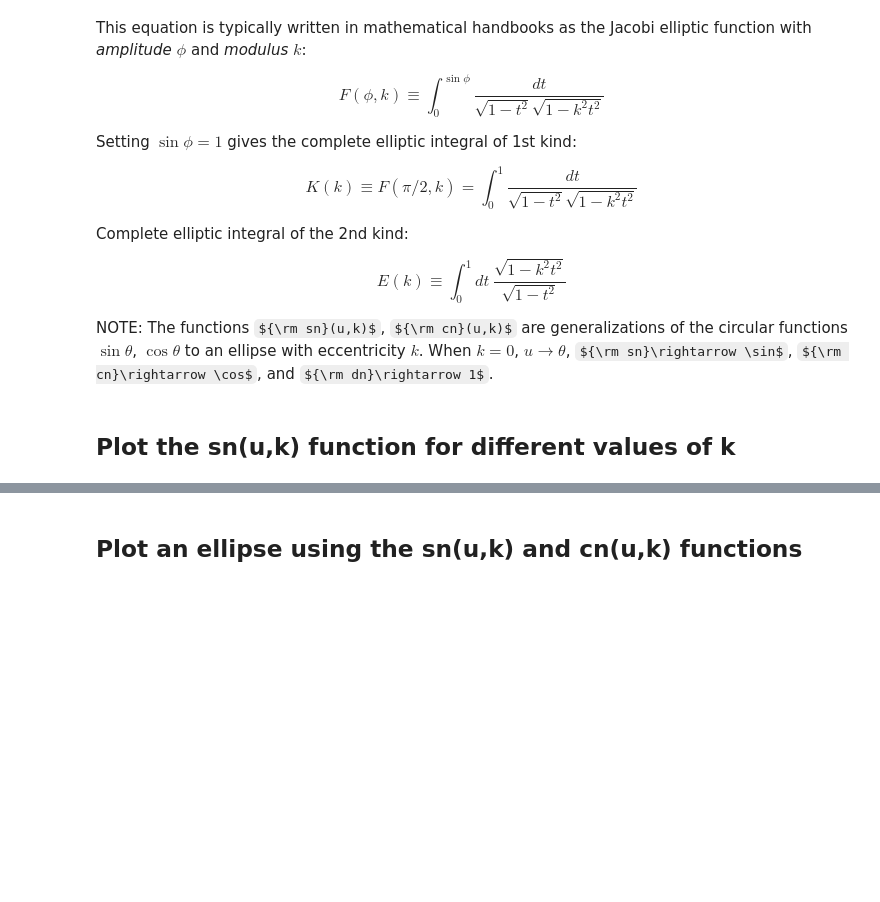
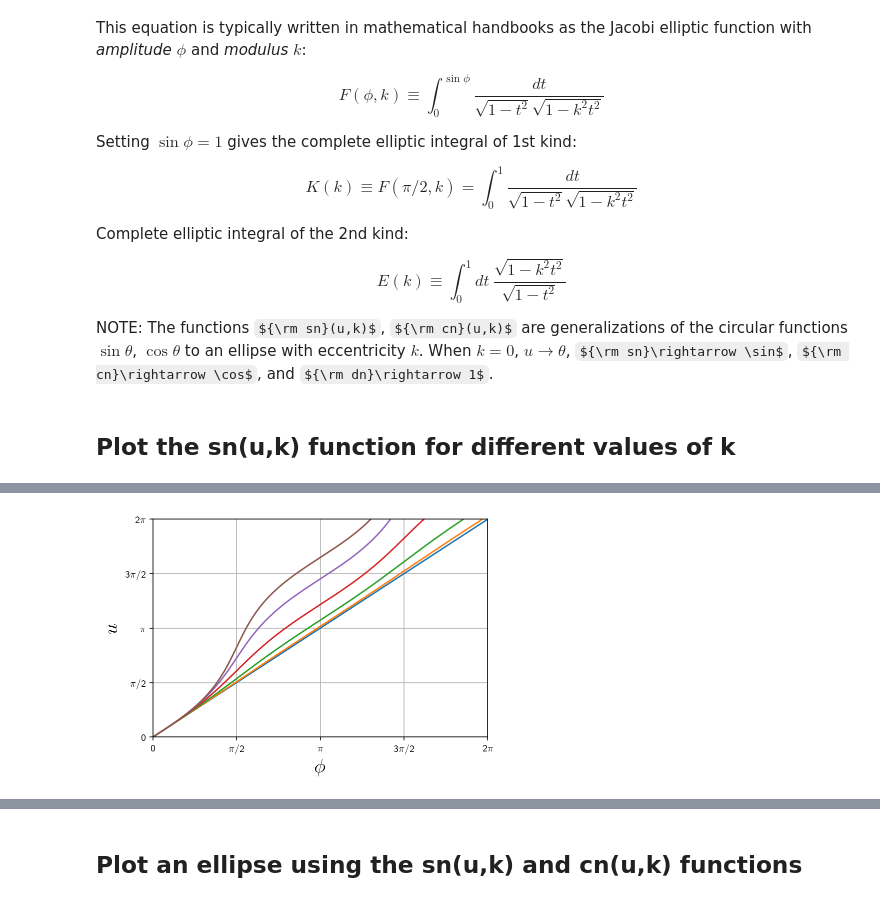
Before and after one commit to josephromano/josephromano.github.io, a Jupyter notebook: PHYS5306/notes/workbook.ipynb, the cells around one changed output, grey strips where cells are left out. Cells and saved outputs as stored; diff of their text form; code cells hidden in the pictures; some formulas as TeX source; blank space fills up the shorter version.

Commit message:
updated with u, phi, theta comparison

```diff
--- a/PHYS5306/notes/workbook.ipynb
+++ b/PHYS5306/notes/workbook.ipynb
@@ -420,0 +424,82 @@ plt.plot(u, sin, color='k', ls='--', lw=3)
+# %%
+# discrete u values
+u = np.linspace(0, 10, 10000)
+
+# consider several different values for k
+k = np.array([0, 0.25, 0.5, 0.75, 0.9, 0.95])
+
+# corresponding values of a and b
+a = np.array([1, 1, 1, 1, 1, 1])
+b = a*np.sqrt(1-k**2)
+
+########################################
+# plot u vs phi
+plt.figure()
+plt.xlabel('$\phi$', size=20)
+plt.ylabel('$u$', size=20)
+
+for ii in range(len(k)):
+    m = k[ii]**2 # scipy uses m=k^2
+    sn_u, cn_u, dn_u, ph_u = special.ellipj(u, m)
+    plt.plot(ph_u, u)
+
+# change tick marks to multiples of pi/2
+eps = 0.01
+tick_locs = np.arange(0, 3*np.pi+eps, np.pi/2)
+tick_labels = ['0', '$\pi$/2', '$\pi$', '3$\pi$/2', '2$\pi$', '5$\pi$/2', '3$\pi$']
+plt.xticks(tick_locs, tick_labels)
+plt.yticks(tick_locs, tick_labels)
+plt.grid('on')
+plt.xlim(0, 2*np.pi)
+plt.ylim(0, 2*np.pi)
+
+##########################################
+# plot u vs theta
+# x = r cos(theta) = a cos(phi) = a cn(u;k)
+# y = r sin(theta) = b sin(phi) = b sn(u;k)
+plt.figure()
+plt.xlabel('theta', size=20)
+plt.ylabel('$u$', size=20)
+
+for ii in range(len(k)):
+    m = k[ii]**2 # scipy uses m=k^2
+    sn_u, cn_u, dn_u, ph_u = special.ellipj(u, m)
+    theta_u = np.arctan2(b[ii]*sn_u, a[ii]*cn_u)
+    theta_u = np.unwrap(theta_u)
+    plt.plot(theta_u, u)
+
+# change tick marks to multiples of pi/2
+eps = 0.01
+tick_locs = np.arange(0, 3*np.pi+eps, np.pi/2)
+tick_labels = ['0', '$\pi$/2', '$\pi$', '3$\pi$/2', '2$\pi$', '5$\pi$/2', '3$\pi$']
+plt.xticks(tick_locs, tick_labels)
+plt.yticks(tick_locs, tick_labels)
+plt.grid('on')
+plt.xlim(0, 2*np.pi)
+plt.ylim(0, 2*np.pi)
+
+############################################
+# plot phi vs theta
+# x = r cos(theta) = a cos(phi) = a cn(u;k)
+# y = r sin(theta) = b sin(phi) = b sn(u;k)
+plt.figure()
+plt.xlabel('theta', size=20)
+plt.ylabel('$\phi$', size=20)
+
+for ii in range(len(k)):
+    m = k[ii]**2 # scipy uses m=k^2
+    sn_u, cn_u, dn_u, ph_u = special.ellipj(u, m)
+    theta_u = np.arctan2(b[ii]*sn_u, a[ii]*cn_u)
+    theta_u = np.unwrap(theta_u)
+    plt.plot(theta_u, ph_u)
+
+# change tick marks to multiples of pi/2
+eps = 0.01
+tick_locs = np.arange(0, 3*np.pi+eps, np.pi/2)
+tick_labels = ['0', '$\pi$/2', '$\pi$', '3$\pi$/2', '2$\pi$', '5$\pi$/2', '3$\pi$']
+plt.xticks(tick_locs, tick_labels)
+plt.yticks(tick_locs, tick_labels)
+plt.grid('on')
+plt.xlim(0, 2*np.pi)
+plt.ylim(0, 2*np.pi)
+# %% [output]
@@ -420,0 +507 @@ plt.plot(u, sin, color='k', ls='--', lw=3)
+[figure, added]
```
Also changed, not shown: parts of 6 cells of this notebook, 1 other file.
